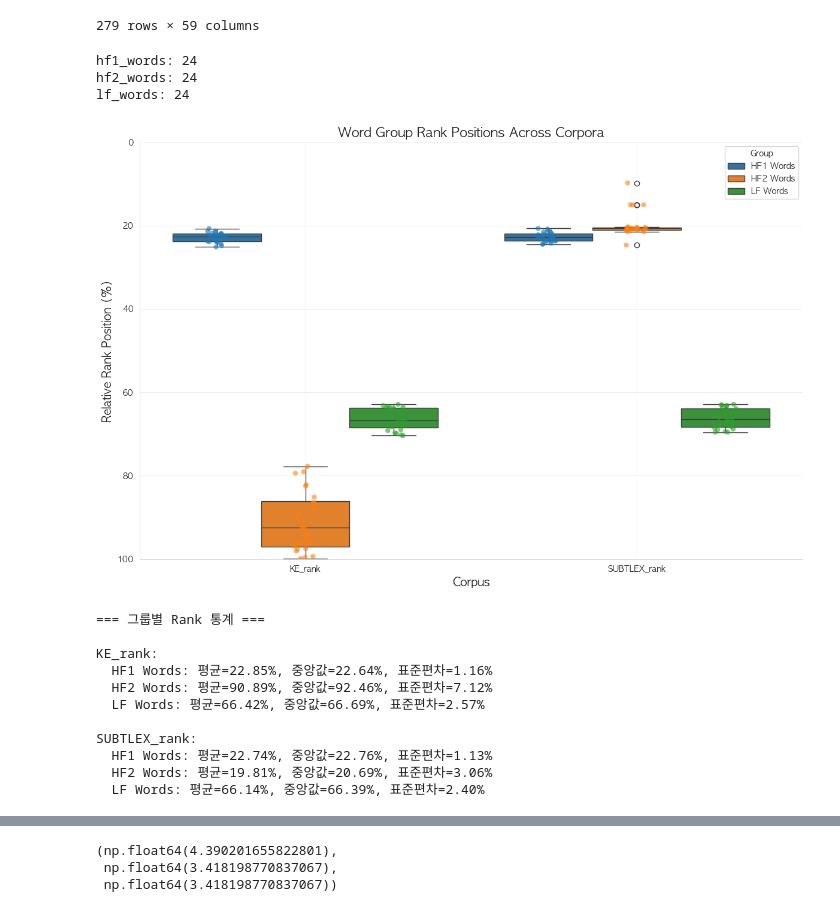
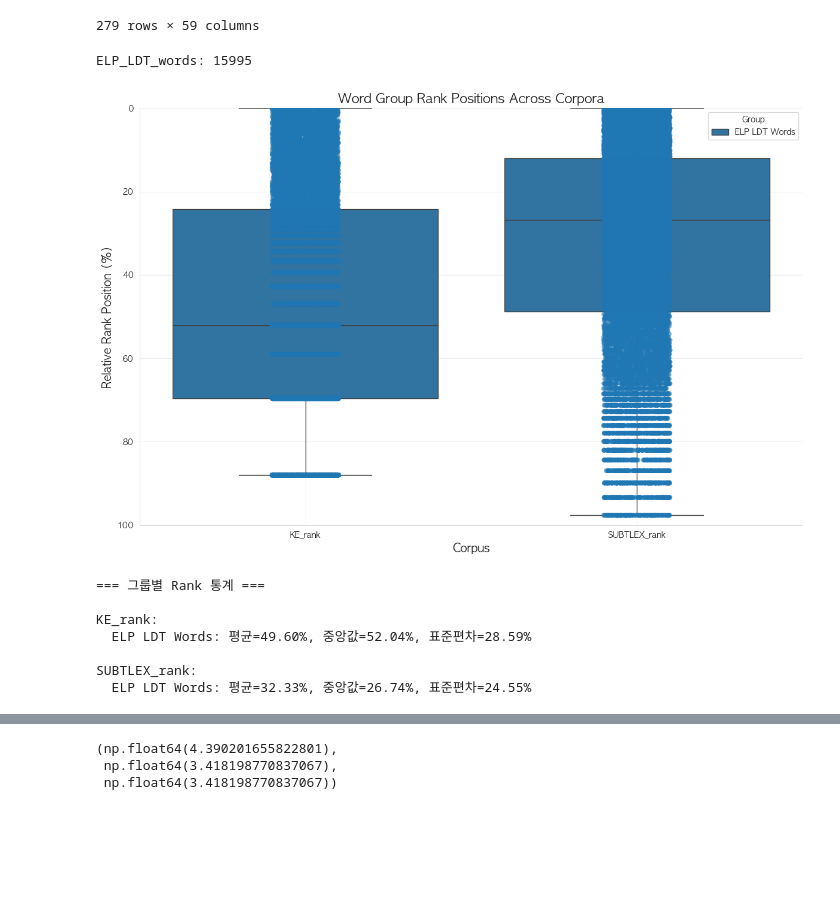
Before and after one commit to irregular6612/english-corpus-comparison, a Jupyter notebook: src/notebooks/behavior-exp-stimuli-selection.ipynb, the cells around one changed output, grey strips where cells are left out. Cells and saved outputs as stored; diff of their text form; code cells hidden in the pictures; blank space fills up the shorter version.

Commit message:
word stimuli selecting...

```diff
--- a/src/notebooks/behavior-exp-stimuli-selection.ipynb
+++ b/src/notebooks/behavior-exp-stimuli-selection.ipynb
@@ -123,0 +171,4 @@ ELP_LDT_data.reset_index(drop=True).to_excel(ELP_LDT_data_path, index=False)
+# %%
+ELP_LDT_data = pd.read_excel(ELP_LDT_data_path)
+ELP_LDT_data
+#ELP_LDT_data.reset_index(drop=True)
@@ -133,7 +198,3 @@ ELP_LDT_data[['Freq_KE', 'Freq_SUBTLEX']].describe()
 | 50% | 4.000000 | 1.290300e+02 |
 | 75% | 16.000000 | 4.998000e+02 |
 | max | 38303.000000 | 2.134713e+06 |
-# %%
-ELP_LDT_data['KE_rank'] = ELP_LDT_data['Freq_KE'].rank(method='max', ascending=False)
-ELP_LDT_data['SUBTLEX_rank'] = ELP_LDT_data['Freq_SUBTLEX'].rank(method='max', ascending=False)
-ELP_LDT_data[['KE_rank', 'SUBTLEX_rank']]
@@ -164,5 +200,0 @@ See the caveats in the documentation: https://pandas.pydata.org/pandas-docs/stab
-# %%
-# rank 정보를 % 정보로 변환
-ELP_LDT_data['KE_rank'] = ELP_LDT_data['KE_rank'] / len(ELP_LDT_data) * 100.0
-ELP_LDT_data['SUBTLEX_rank'] = ELP_LDT_data['SUBTLEX_rank'] / len(ELP_LDT_data) * 100.0
-ELP_LDT_data[['KE_rank', 'SUBTLEX_rank']]
@@ -285,6 +293,7 @@ def plot_word_group_ranks_by_corpus(df, word_col, rank_columns, word_groups, gro
     ax.spines['bottom'].set_linewidth(0.5)
 
     # 레이아웃 조정
+    plt.legend(loc='lower right', bbox_to_anchor=(1, 0))
     plt.tight_layout()
     plt.show()
 
@@ -534,44 +544,28 @@ ELP_LDT_data[mask_stable & mask3].sort_values('Zipf_SUBTLEX')
 | 3913 | brick | 15 | 3.0 | 12.0 | 2.0 | 1.0 | ... |
 279 rows × 59 columns
 # %%
-hf1_words = ELP_LDT_data[mask_stable & mask3].sort_values('Zipf_KE')[:24]
-hf2_words = ELP_LDT_data[mask_diff & mask3].sort_values('Zipf_KE')[:24]
-
-#hf2_words = ELP_LDT_data.sort_values('Zipf_KE', ascending=False)[-100:]
-
-# LF 그룹 (저빈도 단어들)
-lf_words = ELP_LDT_data[mask_stable & mask2][-24:]
-
-word_groups = [hf1_words['Word'], hf2_words['Word'], lf_words['Word']]
-group_names = ['HF1 Words', 'HF2 Words', 'LF Words']
+word_groups = [ELP_LDT_data['Word']]
+group_names = ['ELP LDT Words']
 rank_columns = ['KE_rank', 'SUBTLEX_rank']
 
-print(f"hf1_words: {len(hf1_words)}")
-print(f"hf2_words: {len(hf2_words)}")
-print(f"lf_words: {len(lf_words)}")
+print(f"ELP_LDT_words: {len(ELP_LDT_data)}")
 
 # 함수 실행
 fig, plot_df = plot_word_group_ranks_by_corpus(
     df=ELP_LDT_data,
     word_col='Word',
     rank_columns=rank_columns,
     word_groups=word_groups,
     group_names=group_names,
     figsize=(12, 8)
 )
 # %% [output]
-hf1_words: 24
-hf2_words: 24
-lf_words: 24
+ELP_LDT_words: 15995
-[figure, old version]
+[figure, new version]
 === 그룹별 Rank 통계 ===
 
 KE_rank:
-  HF1 Words: 평균=22.85%, 중앙값=22.64%, 표준편차=1.16%
-  HF2 Words: 평균=90.89%, 중앙값=92.46%, 표준편차=7.12%
-  LF Words: 평균=66.42%, 중앙값=66.69%, 표준편차=2.57%
+  ELP LDT Words: 평균=49.60%, 중앙값=52.04%, 표준편차=28.59%
 
 SUBTLEX_rank:
-  HF1 Words: 평균=22.74%, 중앙값=22.76%, 표준편차=1.13%
-  HF2 Words: 평균=19.81%, 중앙값=20.69%, 표준편차=3.06%
-  LF Words: 평균=66.14%, 중앙값=66.39%, 표준편차=2.40%
+  ELP LDT Words: 평균=32.33%, 중앙값=26.74%, 표준편차=24.55%
```
Also changed, not shown: parts of 19 cells of this notebook.
